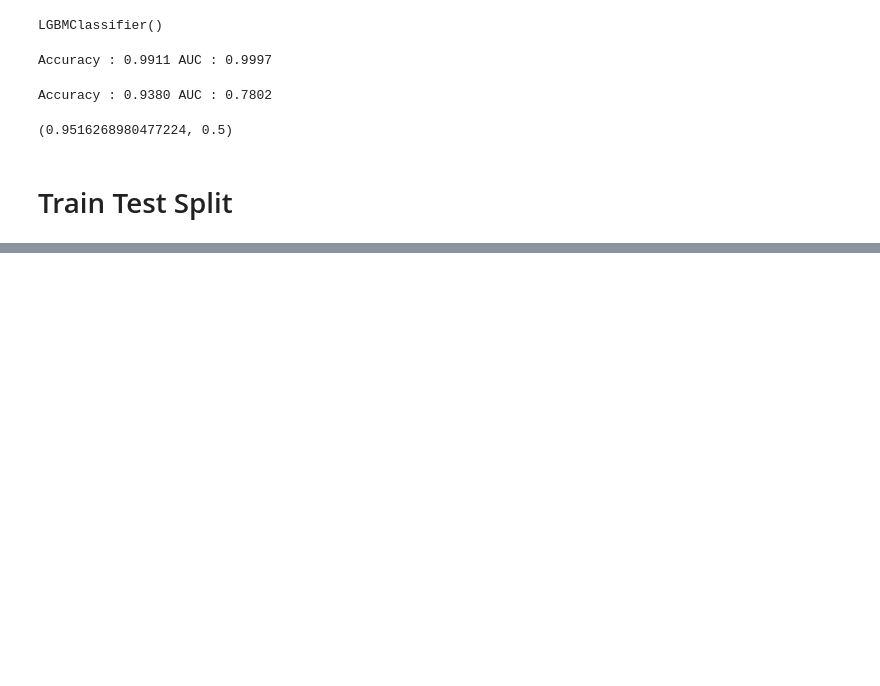
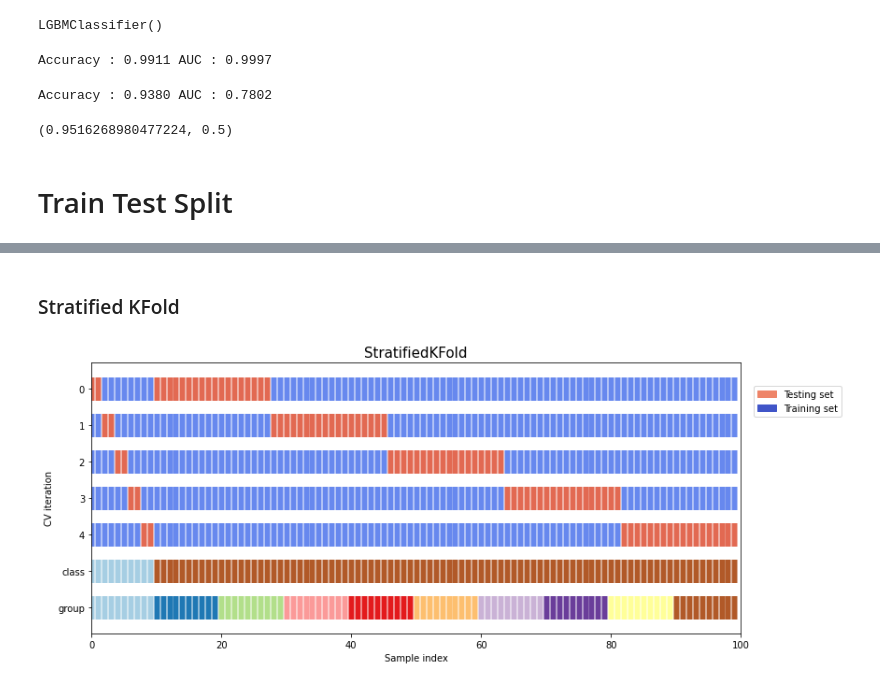
Before and after one commit to sitsawek/Preparation-and-Method, a Jupyter notebook: closs_validation.ipynb, the cells around one changed output, grey strips where cells are left out. Cells and saved outputs as stored; diff of their text form; code cells hidden in the pictures; blank space fills up the shorter version.

```diff
--- a/closs_validation.ipynb
+++ b/closs_validation.ipynb
@@ -111,0 +246,7 @@ X_tr, X_val, y_tr, y_val = train_test_split(X, y, test_size=0.1)
+# %% [markdown]
+### Stratified KFold
+# %%
+X_, y_, groups_ = get_fake_X_y()
+plot_cv(StratifiedKFold, X_, y_, groups_)
+# %% [output]
+[figure, added]
```
Also changed, not shown: parts of 26 cells of this notebook.
